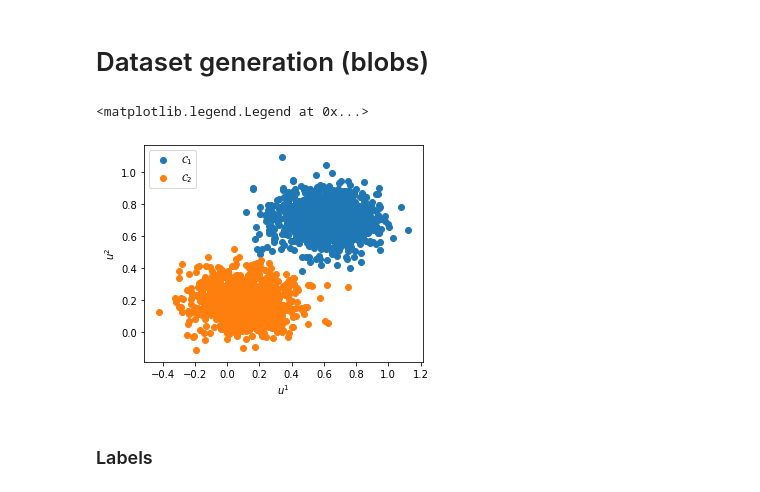
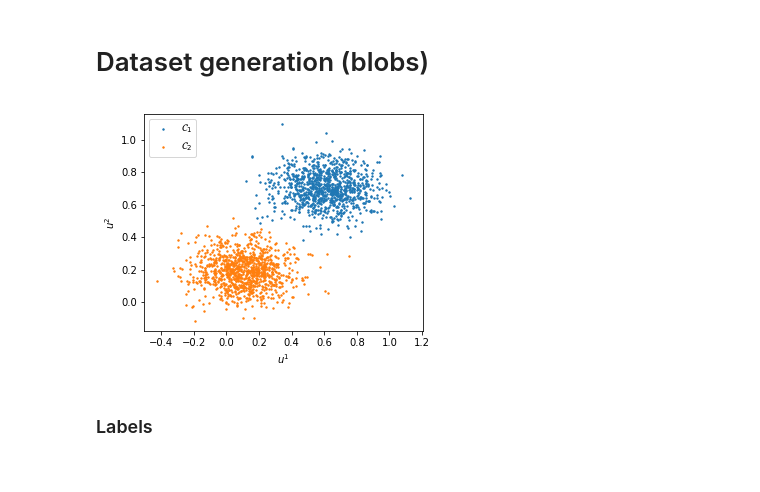
Before and after one commit to Zymrael/PortHamiltonianNN, a Jupyter notebook: 01_simple_net_classification.ipynb, the cells around one changed output. Drawn from its saved outputs; the diff is of its cells as text; code cells hidden in the pictures.

```diff
--- a/01_simple_net_classification.ipynb
+++ b/01_simple_net_classification.ipynb
@@ -40,16 +41,13 @@ X = np.vstack((C1,C2))
 # Dataset generation (blobs)
 # %%
 plt.figure(figsize=(5,4))
-plt.scatter(C1[:,0],C1[:,1],label='$\mathcal{C}_1$', rasterized=False);
-plt.scatter(C2[:,0],C2[:,1],label='$\mathcal{C}_2$', rasterized=False);
+plt.scatter(C1[:,0],C1[:,1],label='$\mathcal{C}_1$', rasterized=False, s=2);
+plt.scatter(C2[:,0],C2[:,1],label='$\mathcal{C}_2$', rasterized=False, s=2);
 plt.xlabel("$u^1$")
 plt.ylabel("$u^2$")
-plt.legend()
-#plt.savefig('dataset.eps', format='eps', dpi=300);
-#tikz_save("dataset.tex");
+plt.legend();
 # %% [output]
-<matplotlib.legend.Legend at 0x...>
-[figure, old version]
+[figure, new version]
 # %% [markdown]
 ### Labels
 # %%
```
Also changed, not shown: parts of 21 cells of this notebook, 5 other files.
